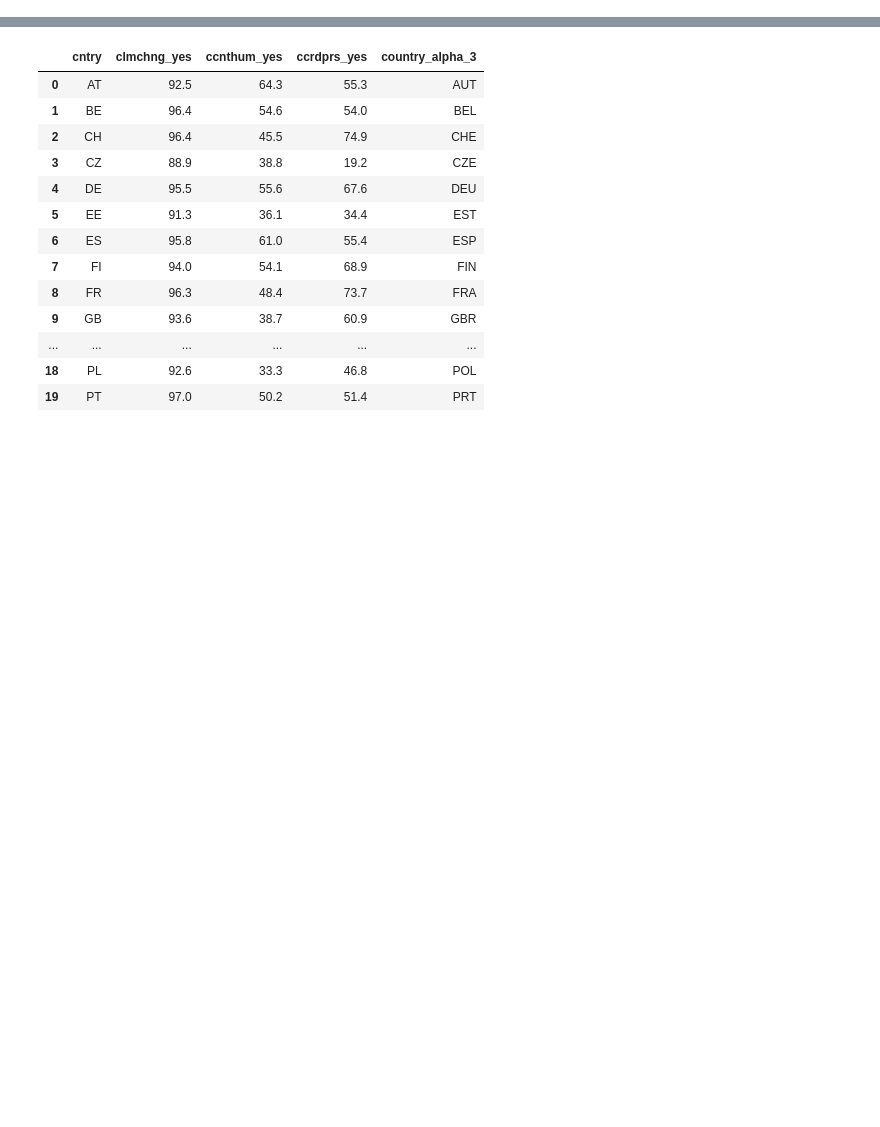
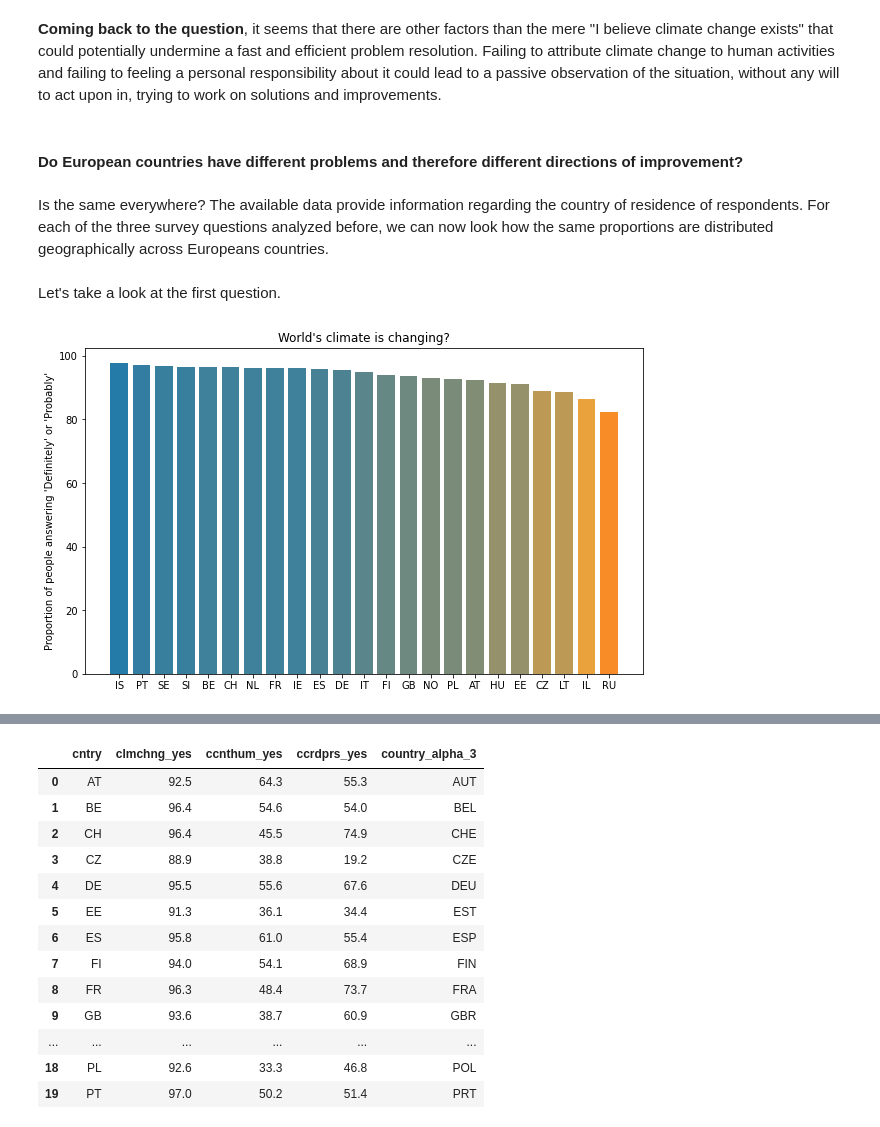
Before and after one commit to FrnRmn/europeans_climate_change, a Jupyter notebook: Analysis_Climate_Change.ipynb, the cells around one changed output, grey strips where cells are left out. Saved outputs shown, nothing was run; the diff lists cells and outputs as text; code cells hidden in the pictures; blank space fills up the shorter version.

```diff
--- a/Analysis_Climate_Change.ipynb
+++ b/Analysis_Climate_Change.ipynb
@@ -194,0 +229,6 @@ plt.ylabel("Proportion of people answering more or equal 7 out of 10");
+# %% [markdown]
+**Coming back to the question**, it seems that there are other factors than the mere "I believe climate change exists" that could potentially undermine a fast and efficient problem resolution. Failing to attribute climate change to human activities and failing to feeling a personal responsibility about it could lead to a passive observation of the situation, without any will to act upon in, trying to work on solutions and improvements.
+# %% [markdown]
+#### Do European countries have different problems and therefore different directions of improvement?
+# %% [markdown]
+Is the same everywhere? The available data provide information regarding the country of residence of respondents. For each of the three survey questions analyzed before, we can now look how the same proportions are distributed geographically across Europeans countries.
@@ -194,0 +250,24 @@ plt.ylabel("Proportion of people answering more or equal 7 out of 10");
+# %% [markdown]
+Let's take a look at the first question.
+# %%
+#compute the proportion of people recognizing climate change in each country
+clmchng_yes_countries = []
+for c,country in enumerate(df['cntry'].unique()):
+    c_w_count = clmchng_weighted_count[country]
+    clmchng_yes_countries.append(round(c_w_count[1:2].sum() / c_w_count.sum() *100,1))
+
+#create a continuous colormap from previous discrete colormap
+colormap_clmchng = ['#0474BA','#00A7E1', '#FFA630', '#F17720']
+clist = [(0, colormap_clmchng[3]), (0.8, colormap_clmchng[3]), (0.85,colormap_clmchng[2]),(1, colormap_clmchng[0])]
+rvb = mcolors.LinearSegmentedColormap.from_list("", clist)
+
+#order countries in descending order
+sort_id = np.argsort(-np.array(clmchng_yes_countries))
+
+#plot bar chart
+plt.figure(figsize=(10,6))
+plt.bar(df['cntry'].unique()[sort_id],sorted(clmchng_yes_countries, reverse=True), color=rvb(np.array(sorted(clmchng_yes_countries, reverse=True))/100));
+plt.title("World's climate is changing?")
+plt.ylabel("Proportion of people answering 'Definitely' or 'Probably'");
+# %% [output]
+[figure, added]
```
Also changed, not shown: parts of 80 cells of this notebook, 3 other files.
